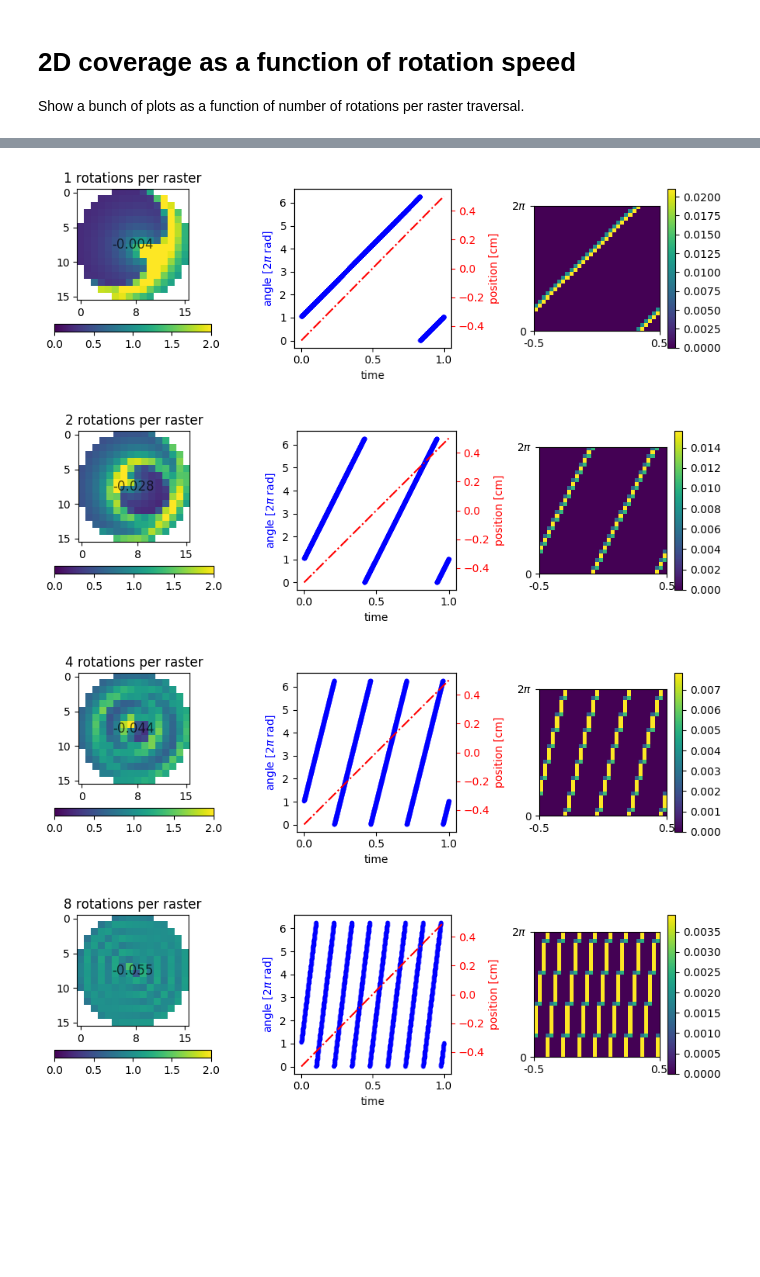
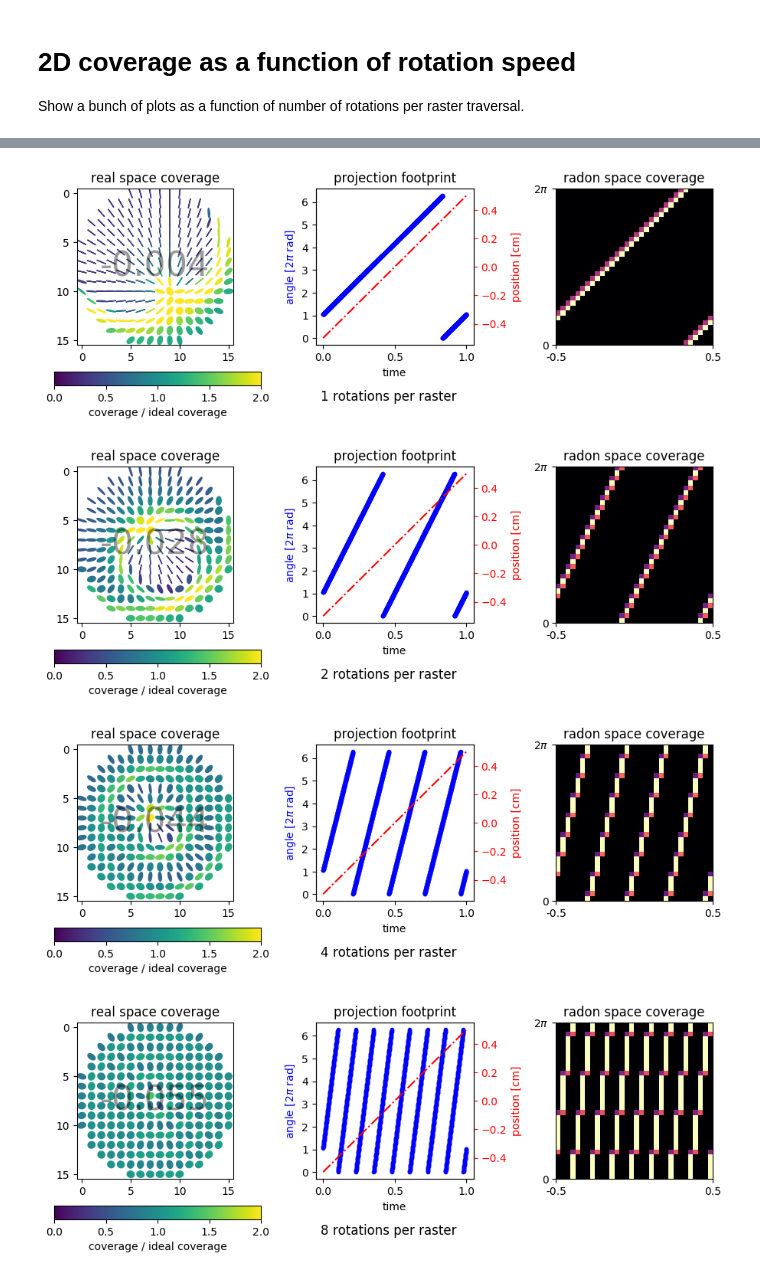
Before and after one commit to carterbox/coverage_study, a Jupyter notebook: 3_fly_coverage.ipynb, the cells around one changed output, grey strips where cells are left out. Saved outputs shown, nothing was run; the diff lists cells and outputs as text; code cells hidden in the pictures; blank space fills up the shorter version.

Commit message:
NEW: fly-scan comparison with coverage anisotropy

```diff
--- a/3_fly_coverage.ipynb
+++ b/3_fly_coverage.ipynb
@@ -34,6 +38,8 @@ def get_metric(coverage):
     inside the cylindrical mask
     """
     ideal_mean = TOTAL_TIME * PIXEL_SIZE
+    if coverage.ndim > 3:
+        coverage = coverage.trace(axis1=3, axis2=4)
     x = coverage[:, get_mask(coverage)].flatten()
     metric = np.sqrt(np.sum((ideal_mean - x)**2) / x.size) - np.mean(x)
     return metric
@@ -47,14 +53,18 @@ def fly2D(t, N_rotation=0):
 def raster2Dt(t, N_raster=1):
     h = tike.triangle(0.5, N_raster/2, np.pi/2, t)
     v = 0 * t
-    theta = 2 * np.pi * t / TOTAL_TIME
+    theta = np.pi/3 + 2 * np.pi * t / TOTAL_TIME
     return theta, h, v
 
 def raster2Ds(t, N_raster=1):
     h = tike.sinusoid(0.5, N_raster/2, np.pi/2, t)
     v = 0 * t
-    theta = 2 * np.pi * t / TOTAL_TIME
+    theta = np.pi/3 + 2 * np.pi * t / TOTAL_TIME
     return theta, h, v
+# %%
+# fake up the array of the scalar mappable. Urgh…
+sm = plt.cm.ScalarMappable(cmap=plt.cm.viridis, norm=plt.Normalize(vmin=0, vmax=2))
+sm._A = []
 # %% [markdown]
 # 2D coverage as a function of rotation speed
 
@@ -69,7 +79,7 @@ for R in num_rotations:
     coverage = probe.coverage(trajectory=fly2D, region=region,
                               pixel_size=PIXEL_SIZE,
                               tmin=0, tmax=TOTAL_TIME, tstep=tstep_guess,
-                              tkwargs=kwargs)
+                              tkwargs=kwargs, anisotropy=True)
     coverage_maps.append(coverage)
 # %% [output]
 INFO:tike.probe: line_width is 0.00390625 cm
@@ -92,41 +102,50 @@ INFO:root: coverage 256 element grid
 # %%
 for i in range(len(coverage_maps)):
-    plt.figure(figsize=(9,3), dpi=100)
+    fig = plt.figure(figsize=(9,3), dpi=100)
+    plt.suptitle("{} rotations per raster".format(num_rotations[i]), y=0.0)
+
     plt.subplot(1,3,1)
-
+    plt.title('real space coverage')
     mask = get_mask(coverage_maps[i])
     cm = coverage_maps[i][0,...]
-    cm[~mask] = np.nan
-    plt.imshow(cm/ideal_mean, vmin=0, vmax=2)
+    cm[~mask, ...] = np.nan
+#     plt.imshow(cm.trace(axis1=2, axis2=3)/ideal_mean, vmin=0, vmax=2)
+    xd.plot_coverage_anisotropy(cm, trace_normal=2*ideal_mean)
     m = get_metric(coverage_maps[i])
-    plt.text(7.5, 7.5, "{:03.3f}".format(m), ha='center', va='center', size=12, color=(0., 0., 0., 0.7))
-    plt.xticks([0, NPIXEL/2, NPIXEL-1])
-    plt.title("{} rotations per raster".format(num_rotations[i]))
-    plt.colorbar(orientation='horizontal', ticks=[0, 0.5, 1, 1.5, 2])
+    plt.xticks([0, 5, 10, 15])
+    plt.yticks([0, 5, 10, 15])
+    plt.text(7.5, 7.45, "{:03.3f}".format(m), ha='center', va='center',
+             size=32, color=(0.05, 0., 0., 0.4))
 
     ax1 = plt.subplot(1,3,(2))
+    plt.title('projection footprint')
     plt.xlabel('time')
     plt.ylabel('angle [$2\pi$ rad]', color='b')
     t = np.arange(0,1,S_FREQ) + S_FREQ/2
     th, h, v = fly2D(t, N_rotation=num_rotations[i])
     ax1.plot(t, th%(2*np.pi), 'b.')
     ax2 = ax1.twinx()
     ax2.plot(t, h,'r-.')
     ax2.set_ylabel('position [cm]', color='r')
     ax2.tick_params('y', colors='r')
 
     plt.subplot(1,3,3)
     hist, x, y, none = plt.hist2d(h, th%(2*np.pi), 2*NPIXEL)
     plt.cla()
-    plt.imshow((hist*S_FREQ).T, vmin=0, origin='lower')
+    plt.imshow((hist*S_FREQ).T, vmin=0, origin='lower', cmap='magma')
+    plt.title('radon space coverage')
     plt.xticks([-.5, 2*NPIXEL-.5],[-.5, 0.5])
     plt.yticks([-.5, 2*NPIXEL-.5], [0, '2$\pi$'])
-    plt.colorbar()
+#     plt.colorbar(orientation='horizontal')
+
+    cbaxes = fig.add_axes([0.015, 0.02, 0.30, 0.06])
+    plt.colorbar(sm, cax = cbaxes, orientation='horizontal',
+                 ticks=[0, 0.5, 1, 1.5, 2], label='coverage / ideal coverage')
 
     plt.tight_layout()
     plt.show()
 # %% [output]
-[figure, old version]
+[figure, new version]
-[figure, old version]
+[figure, new version]
-[figure, old version]
+[figure, new version]
-[figure, old version]
+[figure, new version]
```
Also changed, not shown: parts of 7 cells of this notebook.
